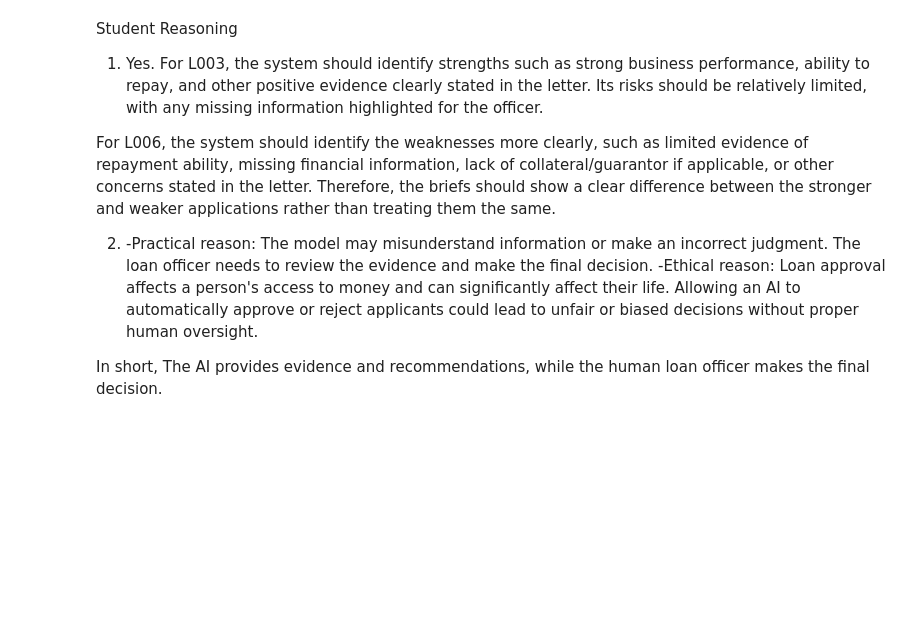
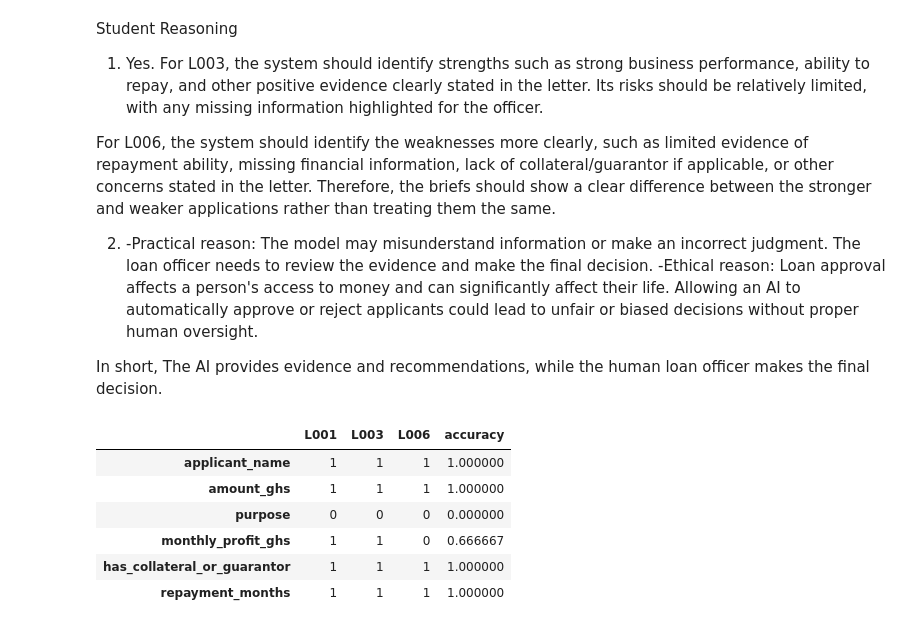
Before and after one commit to Fida-Ukwishaka/Lab-4-LLM-decision-support, a Jupyter notebook: lab_4.ipynb, the cells around one changed output. Cells and saved outputs as stored; diff of their text form; code cells hidden in the pictures; blank space fills up the shorter version.

Commit message:
Extraction accuracy against gold labels

```diff
--- a/lab_4.ipynb
+++ b/lab_4.ipynb
@@ -500,0 +507,51 @@ In short, The AI provides evidence and recommendations, while the human loan off
+# %%
+# TODO: For the three letters in GOLD, compare your extracted DataFrame to the gold values
+#   field by field. Compute per-field accuracy across the three letters
+#   (name matching can be case-insensitive; numbers must match exactly).
+gold_ids = ["L001", "L003", "L006"]
+
+fields = [
+    "applicant_name",
+    "amount_ghs",
+    "purpose",
+    "monthly_profit_ghs",
+    "has_collateral_or_guarantor",
+    "repayment_months"
+]
+
+rows = []
+
+for field in fields:
+    row = {}
+    correct_count = 0
+
+    for letter_id in gold_ids:
+        extracted = df.loc[df["letter_id"] == letter_id, field].iloc[0]
+        gold = GOLD[letter_id][field]
+
+        if field == "applicant_name":
+            correct = str(extracted).strip().lower() == str(gold).strip().lower()
+        else:
+            correct = extracted == gold
+
+        row[letter_id] = int(correct)
+        correct_count += int(correct)
+
+    row["accuracy"] = correct_count / len(gold_ids)
+    rows.append(row)
+
+# TODO: Display a small table: rows = fields, columns = L001 / L003 / L006 / accuracy.
+accuracy_df = pd.DataFrame(
+    rows,
+    index=fields
+)
+
+display(accuracy_df)
+# %% [output]
+|  | L001 | L003 | L006 | accuracy |
+| applicant_name | 1 | 1 | 1 | 1.000000 |
+| amount_ghs | 1 | 1 | 1 | 1.000000 |
+| purpose | 0 | 0 | 0 | 0.000000 |
+| monthly_profit_ghs | 1 | 1 | 0 | 0.666667 |
+| has_collateral_or_guarantor | 1 | 1 | 1 | 1.000000 |
+| repayment_months | 1 | 1 | 1 | 1.000000 |
```
Also changed, not shown: parts of 7 cells of this notebook.
